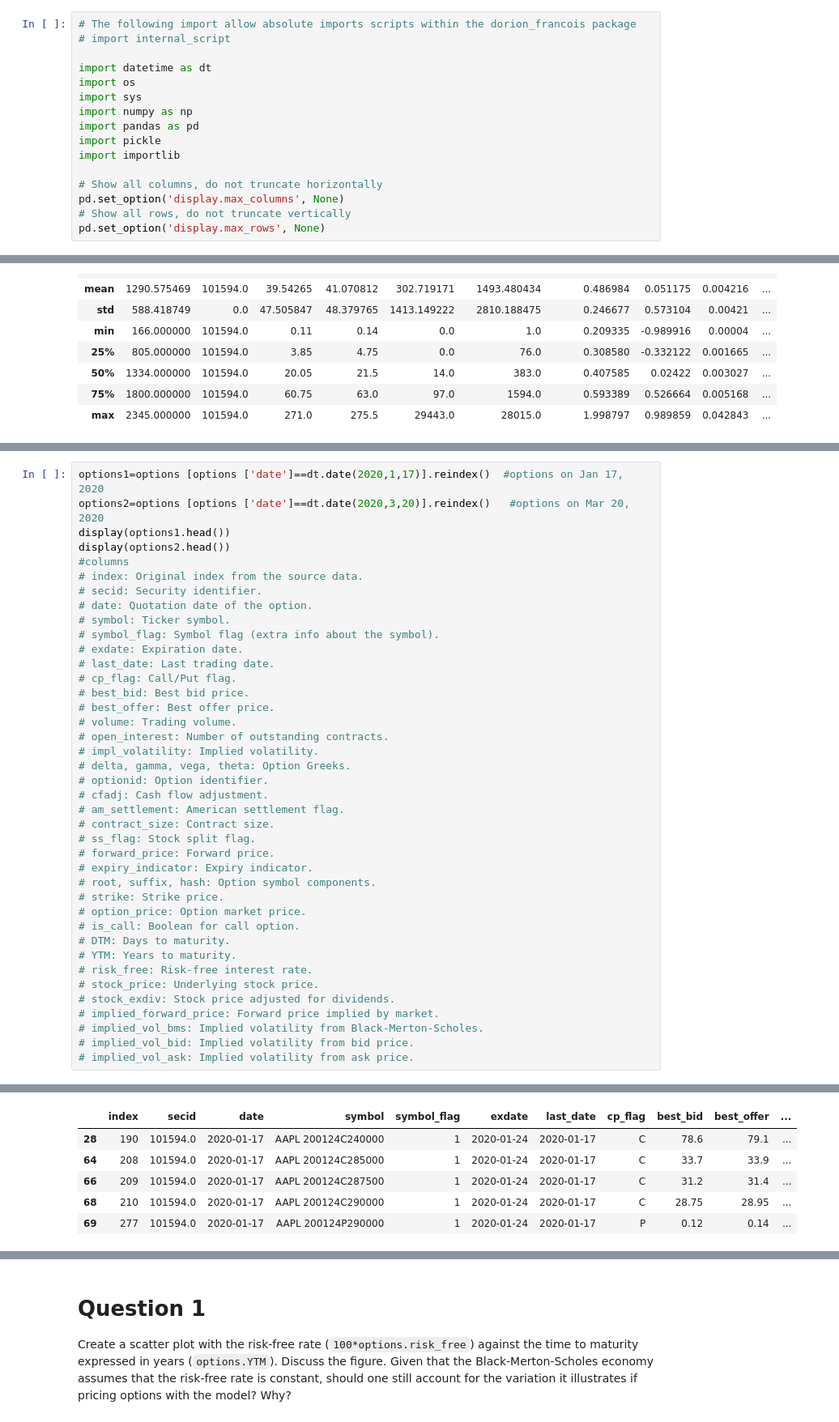
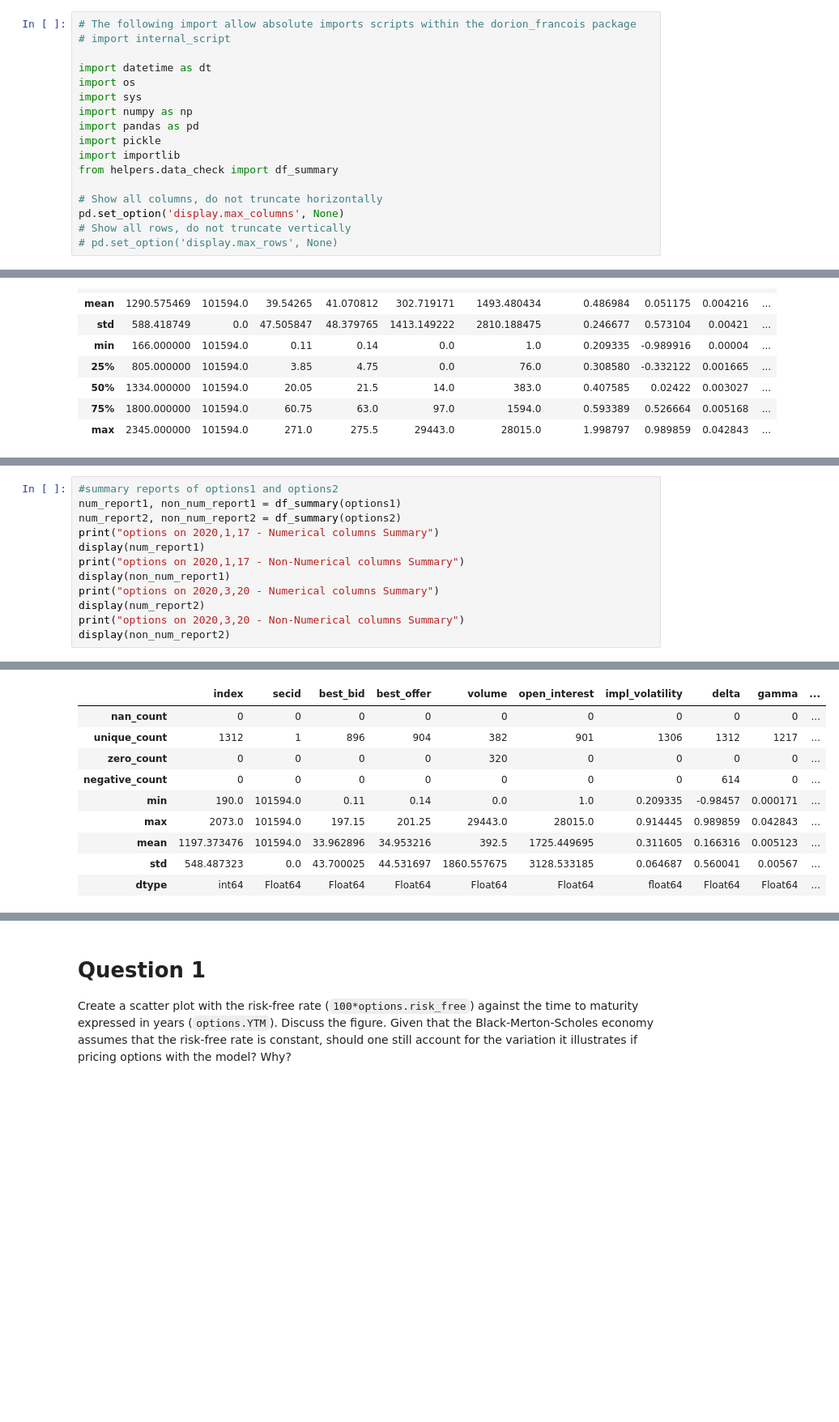
Before and after one commit to navid-nb/MSc_Derivatives_Project1, a Jupyter notebook: 202510-assignment1-en.ipynb, the cells around one changed output, grey strips where cells are left out. Shown at 81% size. Cells and saved outputs as stored; diff of their text form; blank space fills up the shorter version.

```diff
--- a/202510-assignment1-en.ipynb
+++ b/202510-assignment1-en.ipynb
@@ -36,11 +36,12 @@ import numpy as np
 import pandas as pd
 import pickle
 import importlib
+from helpers.data_check import df_summary
 
 # Show all columns, do not truncate horizontally
 pd.set_option('display.max_columns', None)
 # Show all rows, do not truncate vertically
-pd.set_option('display.max_rows', None)
+# pd.set_option('display.max_rows', None)
 # %%
 def filters(options):
     """These filters were applied to the data"""
@@ -87,41 +109,13 @@ display(options.describe())
 # %%
-options1=options [options ['date']==dt.date(2020,1,17)].reindex()  #options on Jan 17, 2020
-options2=options [options ['date']==dt.date(2020,3,20)].reindex()   #options on Mar 20, 2020
-display(options1.head())
-display(options2.head())
-#columns
-# index: Original index from the source data.
-# secid: Security identifier.
-# date: Quotation date of the option.
-# symbol: Ticker symbol.
-# symbol_flag: Symbol flag (extra info about the symbol).
-# exdate: Expiration date.
-# last_date: Last trading date.
-# cp_flag: Call/Put flag.
-# best_bid: Best bid price.
-# best_offer: Best offer price.
-# volume: Trading volume.
-# open_interest: Number of outstanding contracts.
-# impl_volatility: Implied volatility.
-# delta, gamma, vega, theta: Option Greeks.
-# optionid: Option identifier.
-# cfadj: Cash flow adjustment.
-# am_settlement: American settlement flag.
-# contract_size: Contract size.
-# ss_flag: Stock split flag.
-# forward_price: Forward price.
-# expiry_indicator: Expiry indicator.
-# root, suffix, hash: Option symbol components.
-# strike: Strike price.
-# option_price: Option market price.
-# is_call: Boolean for call option.
-# DTM: Days to maturity.
-# YTM: Years to maturity.
-# risk_free: Risk-free interest rate.
-# stock_price: Underlying stock price.
-# stock_exdiv: Stock price adjusted for dividends.
-# implied_forward_price: Forward price implied by market.
-# implied_vol_bms: Implied volatility from Black-Merton-Scholes.
-# implied_vol_bid: Implied volatility from bid price.
-# implied_vol_ask: Implied volatility from ask price.
+#summary reports of options1 and options2
+num_report1, non_num_report1 = df_summary(options1)
+num_report2, non_num_report2 = df_summary(options2)
+print("options on 2020,1,17 - Numerical columns Summary")
+display(num_report1)
+print("options on 2020,1,17 - Non-Numerical columns Summary")
+display(non_num_report1)
+print("options on 2020,3,20 - Numerical columns Summary")
+display(num_report2)
+print("options on 2020,3,20 - Non-Numerical columns Summary")
+display(non_num_report2)
 # %% [output]
@@ -128,6 +123,10 @@ display(options2.head())
-|  | index | secid | date | symbol | symbol_flag | exdate | last_date | cp_flag | best_bid | best_offer | ... |
-| 28 | 190 | 101594.0 | 2020-01-17 | AAPL 200124C240000 | 1 | 2020-01-24 | 2020-01-17 | C | 78.6 | 79.1 | ... |
-| 64 | 208 | 101594.0 | 2020-01-17 | AAPL 200124C285000 | 1 | 2020-01-24 | 2020-01-17 | C | 33.7 | 33.9 | ... |
-| 66 | 209 | 101594.0 | 2020-01-17 | AAPL 200124C287500 | 1 | 2020-01-24 | 2020-01-17 | C | 31.2 | 31.4 | ... |
-| 68 | 210 | 101594.0 | 2020-01-17 | AAPL 200124C290000 | 1 | 2020-01-24 | 2020-01-17 | C | 28.75 | 28.95 | ... |
-| 69 | 277 | 101594.0 | 2020-01-17 | AAPL 200124P290000 | 1 | 2020-01-24 | 2020-01-17 | P | 0.12 | 0.14 | ... |
+|  | index | secid | best_bid | best_offer | volume | open_interest | impl_volatility | delta | gamma | ... |
+| nan_count | 0 | 0 | 0 | 0 | 0 | 0 | 0 | 0 | 0 | ... |
+| unique_count | 1312 | 1 | 896 | 904 | 382 | 901 | 1306 | 1312 | 1217 | ... |
+| zero_count | 0 | 0 | 0 | 0 | 320 | 0 | 0 | 0 | 0 | ... |
+| negative_count | 0 | 0 | 0 | 0 | 0 | 0 | 0 | 614 | 0 | ... |
+| min | 190.0 | 101594.0 | 0.11 | 0.14 | 0.0 | 1.0 | 0.209335 | -0.98457 | 0.000171 | ... |
+| max | 2073.0 | 101594.0 | 197.15 | 201.25 | 29443.0 | 28015.0 | 0.914445 | 0.989859 | 0.042843 | ... |
+| mean | 1197.373476 | 101594.0 | 33.962896 | 34.953216 | 392.5 | 1725.449695 | 0.311605 | 0.166316 | 0.005123 | ... |
+| std | 548.487323 | 0.0 | 43.700025 | 44.531697 | 1860.557675 | 3128.533185 | 0.064687 | 0.560041 | 0.00567 | ... |
+| dtype | int64 | Float64 | Float64 | Float64 | Float64 | Float64 | float64 | Float64 | Float64 | ... |
```
Also changed, not shown: parts of 7 cells of this notebook, 2 other files.
